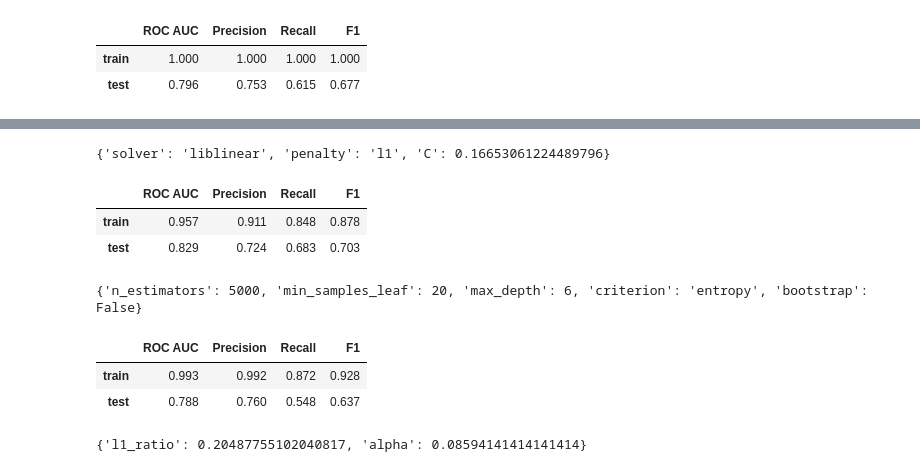
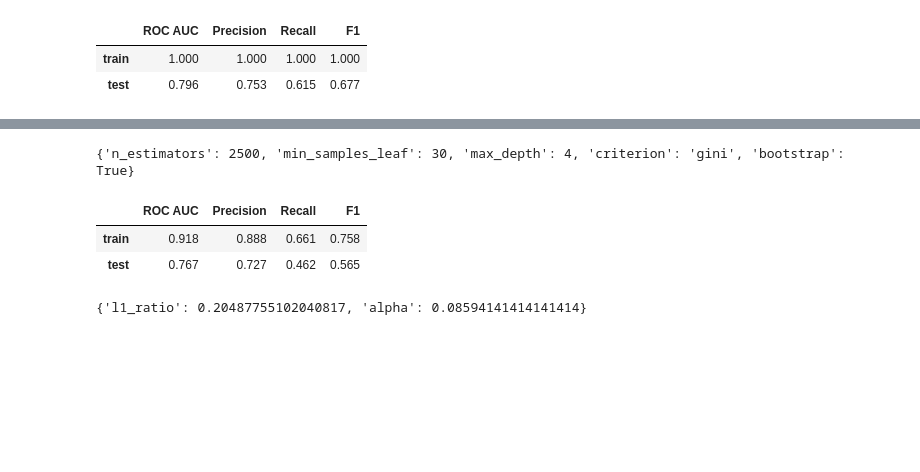
Before and after one commit to sjwilczynski/geneExpr, a Jupyter notebook: Regularized.ipynb, the cells around one changed output, grey strips where cells are left out. Saved outputs shown, nothing was run; the diff lists cells and outputs as text; code cells hidden in the pictures; blank space fills up the shorter version.

```diff
--- a/Regularized.ipynb
+++ b/Regularized.ipynb
@@ -45,24 +57,15 @@ clf_lda = fit_clf_print_scores(LinearDiscriminantAnalysis(shrinkage='auto', solv
 # %%
-logistic_params = {'C' : np.linspace(0.01, 0.6, 50), 'penalty' : ['l1'], 'solver' : ['liblinear']}
-tree_params = {'n_estimators' : [1000, 2500, 5000], 'max_depth': [4, 6, 8], 'min_samples_leaf' : [20, 30],
+forest_params = {'n_estimators' : [1000, 2500, 5000], 'max_depth': [4, 6, 8], 'min_samples_leaf' : [20, 30],
                "bootstrap": [True, False], "criterion": ["gini", "entropy"]}
+forest_cv = RandomizedSearchCV(RandomForestClassifier(random_state=random_state), cv=cv, scoring=scoring, random_state=random_state,
+                             n_iter=n_iter, n_jobs=n_jobs, iid=False, param_distributions=forest_params)
+
+clf_forest = fit_clf_print_scores(forest_cv, X_train, y_train, X_test, y_test)
+# %% [output]
+{'n_estimators': 2500, 'min_samples_leaf': 30, 'max_depth': 4, 'criterion': 'gini', 'bootstrap': True}
+|  | ROC AUC | Precision | Recall | F1 |
+| train | 0.918 | 0.888 | 0.661 | 0.758 |
+| test | 0.767 | 0.727 | 0.462 | 0.565 |
-# %%
-logit_cv = RandomizedSearchCV(LogisticRegression(random_state=random_state), cv=cv, scoring=scoring, random_state=random_state,
-                              n_iter=n_iter, n_jobs=n_jobs, iid=False, param_distributions=logistic_params)
-tree_cv = RandomizedSearchCV(RandomForestClassifier(random_state=random_state), cv=cv, scoring=scoring, random_state=random_state,
-                             n_iter=n_iter, n_jobs=n_jobs, iid=False, param_distributions=tree_params)
-
-clf_logit = fit_clf_print_scores(logit_cv, X_train, y_train, X_test, y_test)
-clf_forest = fit_clf_print_scores(tree_cv, X_train, y_train, X_test, y_test)
-# %% [output]
-{'solver': 'liblinear', 'penalty': 'l1', 'C': 0.16653061224489796}
-|  | ROC AUC | Precision | Recall | F1 |
-| train | 0.957 | 0.911 | 0.848 | 0.878 |
-| test | 0.829 | 0.724 | 0.683 | 0.703 |
-{'n_estimators': 5000, 'min_samples_leaf': 20, 'max_depth': 6, 'criterion': 'entropy', 'bootstrap': False}
-|  | ROC AUC | Precision | Recall | F1 |
-| train | 0.993 | 0.992 | 0.872 | 0.928 |
-| test | 0.788 | 0.760 | 0.548 | 0.637 |
 # %%
 elastic_params = {'l1_ratio' : np.linspace(0.001, 1, 50), 'alpha' : np.linspace(0.0001, 0.5, 100)}
 elastic_cv = RandomizedSearchCV(SGDClassifier(loss='log', penalty='elasticnet', max_iter=5000, tol=1e-3, random_state=random_state),
```
Also changed, not shown: parts of 5 cells of this notebook, 1 other file.
